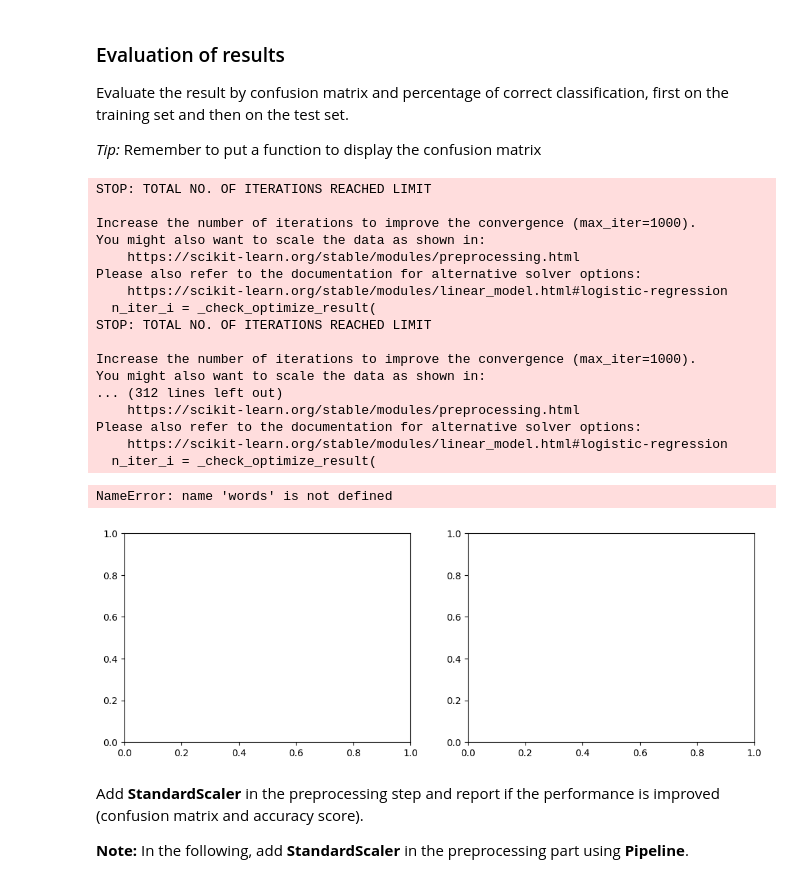
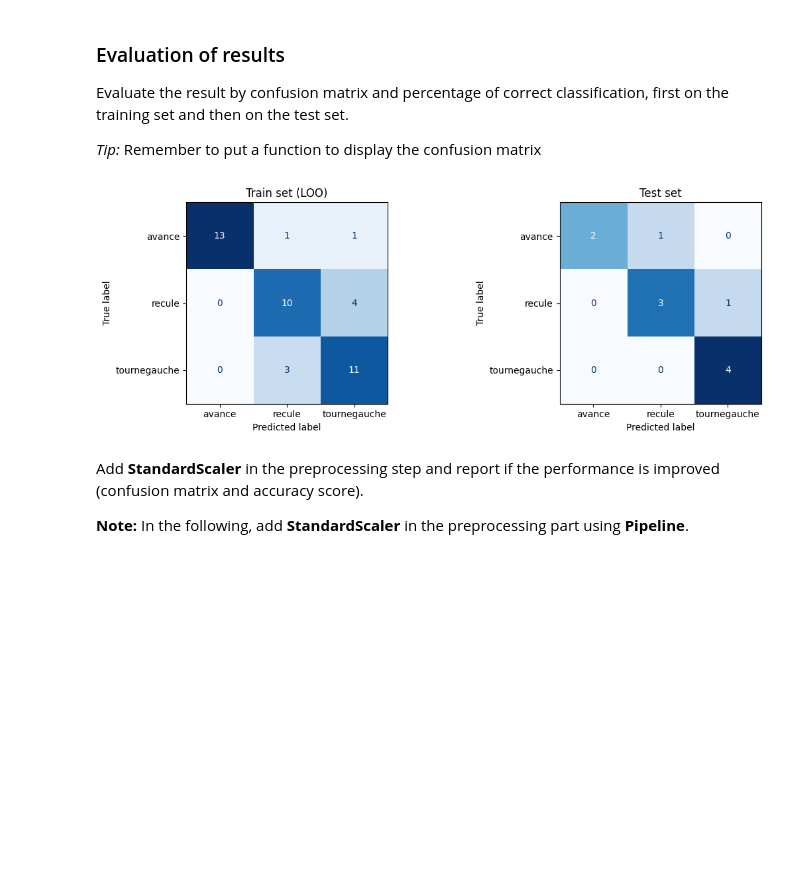
Before and after one commit to yro7/projet_ML, a Jupyter notebook: projet_fil_rouge/PROJET_RENDU.ipynb, the cells around one changed output. Drawn from its saved outputs; the diff is of its cells as text; code cells hidden in the pictures; blank space fills up the shorter version.

```diff
--- a/projet_fil_rouge/PROJET_RENDU.ipynb
+++ b/projet_fil_rouge/PROJET_RENDU.ipynb
@@ -377,19 +351,21 @@ You can access to all results with "cv_results_".
 from sklearn.model_selection import GridSearchCV, LeaveOneOut
 from sklearn.pipeline import Pipeline
 
-#  Pipeline : FFT > PCA > LR
+# 1. Création du pipeline Scikit-Learn : FFT > PCA > Régression Logistique
 pipeline = Pipeline([
     ('fft', FFT()),
-    ('pca', PCA()),
-    ('clf', LogisticRegression(max_iter=1000))
+    ('pca', PCA(random_state=RANDOM_SEED)),
+    ('clf', LogisticRegression(max_iter=1000, random_state=RANDOM_SEED))
 ])
 
+# 2. Grille de paramètres réduite (2 valeurs par paramètre)
 param_grid = {
-    'fft__idx_frequence_max': idx_freq_values,
-    'pca__n_components':      n_comp_values,
-    'clf__C':                 C_values
+    'fft__idx_frequence_max': [1000, 3000],
+    'pca__n_components':      [5, 20],
+    'clf__C':                 [0.1, 10.0]
 }
 
+# 3. Lancement du GridSearchCV avec validation croisée LeaveOneOut
 grid_search = GridSearchCV(
     pipeline,
     param_grid,
@@ -397,12 +373,11 @@ grid_search = GridSearchCV(
     scoring='accuracy',
     n_jobs=-1
 )
-
 grid_search.fit(X_train_raw, y_train)
 
-print(f"Meilleurs paramètres : {grid_search.best_params_}")
-print(f"Meilleur score LOO   : {grid_search.best_score_:.4f}")
-print(f"Score sur le test set: {grid_search.score(X_test_raw, y_test):.4f}")
+print(f"Meilleurs paramètres (GridSearchCV) : {grid_search.best_params_}")
+print(f"Meilleur score LOO                  : {grid_search.best_score_:.4f}")
+print(f"Précision sur le jeu de test        : {grid_search.score(X_test_raw, y_test):.4f}")
 
 cv_results_ = grid_search.cv_results_
 # %% [output]
@@ -440,58 +407,28 @@ Please also refer to the documentation for alternative solver options:
 Evaluate the result by confusion matrix and percentage of correct classification, first on the training set and then on the test set.
 
 *Tip:* Remember to put a function to display the confusion matrix
-# %%
-from sklearn.metrics import ConfusionMatrixDisplay
-# Helper pour afficher la matrice de confusion
-def plot_confusion_matrix(y_true, y_pred, title, ax=None):
-    cm = confusion_matrix(y_true, y_pred)
-    disp = ConfusionMatrixDisplay(confusion_matrix=cm, display_labels=words)
-    disp.plot(cmap='Blues', ax=ax, colorbar=False)
-    if ax:
-        ax.set_title(title)
-    else:
-        plt.title(title)
 # %%
+from sklearn.model_selection import cross_val_predict
 from sklearn.metrics import confusion_matrix, accuracy_score
-import seaborn as sns
-from sklearn.model_selection import cross_val_predict
 
-# Prédictions out-of-fold sur le GT (LOO honest)
+# 1. Prédictions out-of-fold sur l'ensemble d'entraînement (LOO)
 y_train_oof = cross_val_predict(
     grid_search.best_estimator_,
     X_train_raw, y_train,
     cv=LeaveOneOut()
 )
 
-# Prédictions sur le test
+# 2. Prédictions sur le jeu de test
 y_test_pred = grid_search.predict(X_test_raw)
 
-# Affichage
+# 3. Affichage des matrices de confusion grâce à l'API du projet
 fig, axes = plt.subplots(1, 2, figsize=(12, 4))
-plot_confusion_matrix(y_train, y_train_oof, "Train set (LOO)", ax=axes[0])
-plot_confusion_matrix(y_test,  y_test_pred, "Test set",        ax=axes[1])
+plot_confusion_matrix(y_train, y_train_oof, labels=words, title="Train set (LOO)", ax=axes[0])
+plot_confusion_matrix(y_test,  y_test_pred, labels=words, title="Test set",        ax=axes[1])
 plt.tight_layout()
 plt.show()
 # %% [output]
-STOP: TOTAL NO. OF ITERATIONS REACHED LIMIT
-
-Increase the number of iterations to improve the convergence (max_iter=1000).
-You might also want to scale the data as shown in:
-    https://scikit-learn.org/stable/modules/preprocessing.html
-Please also refer to the documentation for alternative solver options:
-    https://scikit-learn.org/stable/modules/linear_model.html#logistic-regression
-  n_iter_i = _check_optimize_result(
-STOP: TOTAL NO. OF ITERATIONS REACHED LIMIT
-
-Increase the number of iterations to improve the convergence (max_iter=1000).
-You might also want to scale the data as shown in:
-... (312 lines left out)
-    https://scikit-learn.org/stable/modules/preprocessing.html
-Please also refer to the documentation for alternative solver options:
-    https://scikit-learn.org/stable/modules/linear_model.html#logistic-regression
-  n_iter_i = _check_optimize_result(
-NameError: name 'words' is not defined
-[figure, old version]
+[figure, new version]
 # %% [markdown]
 Add **StandardScaler** in the preprocessing step and report if the performance is improved (confusion matrix and accuracy score).
 
```
Also changed, not shown: parts of 42 cells of this notebook, 12 other files.
